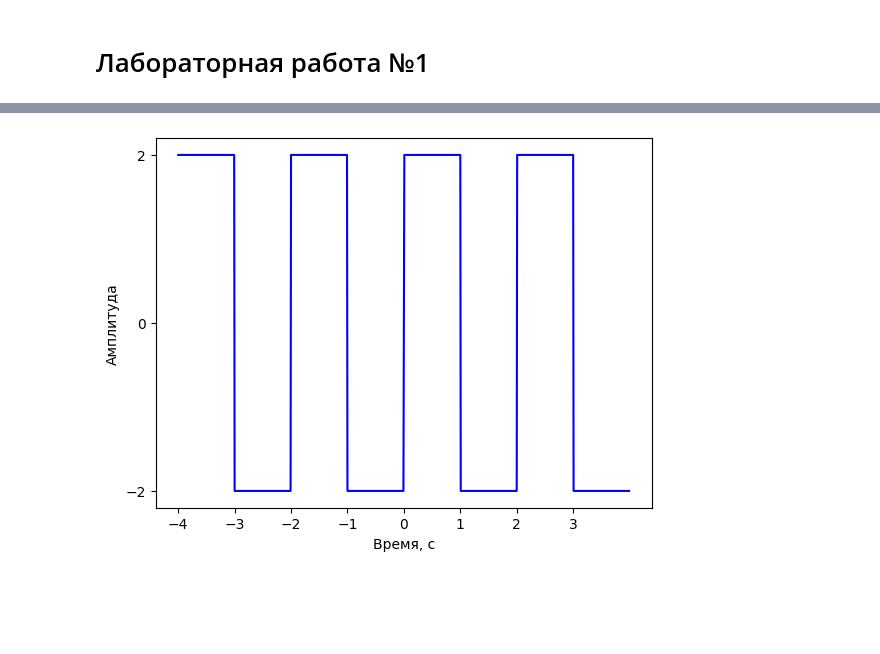
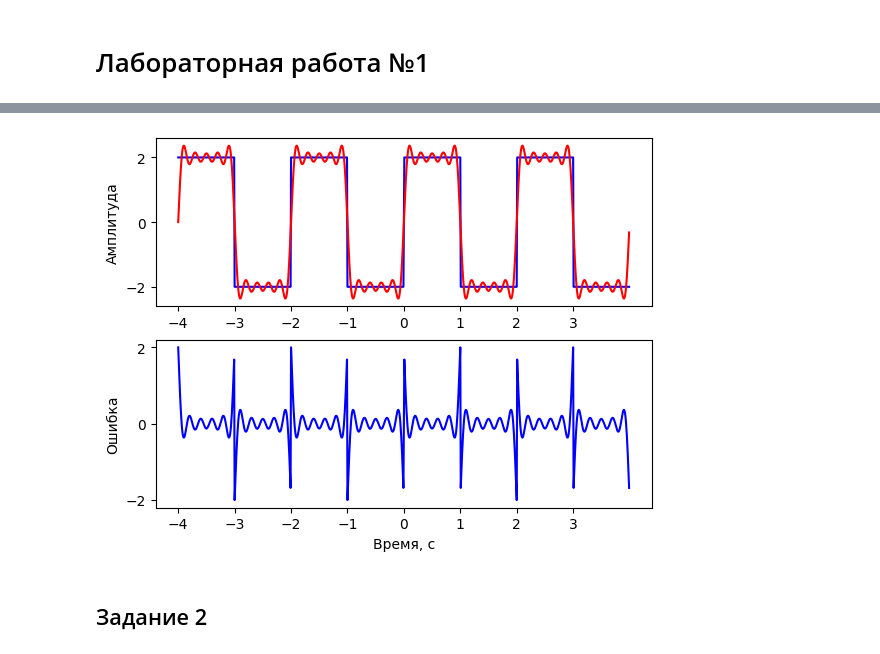
Before and after one commit to HerrPhoton/Digital-signal-processing, a Jupyter notebook: Lab1.ipynb, the cells around one changed output, grey strips where cells are left out. Drawn from its saved outputs; the diff is of its cells as text; code cells hidden in the pictures; blank space fills up the shorter version.

Commit message:
Второе задание

```diff
--- a/Lab1.ipynb
+++ b/Lab1.ipynb
@@ -16,8 +22,8 @@ def rect_func(x: float, A: float):
 # %%
-def func_x(A: float, t0: float, t1: float, sample_rate: int):
+def func_x(func, A: float, T: float, start_point: float, end_point: float, sample_rate: int):
 
-    x = np.linspace(t0, t1, num = sample_rate, endpoint = False)
-    y = np.apply_along_axis(lambda val: rect_func(val, A), 0, x)
+    x = np.linspace(start_point, end_point, num = sample_rate, endpoint = False)
+    y = np.apply_along_axis(lambda val: func(val, A, get_cyclic_freq(T)), 0, x)
 
     return x, y
 # %%
@@ -36,0 +71,21 @@ def approx_func_x(N: int, A: int, T: float, x: float):
+# %%
+fig, axs = plt.subplots(2, 1)
+
+axs[0].plot(x, y0, color = 'blue')
+axs[0].plot(x, y1, color = 'red')
+axs[1].plot(x, y2, color = 'blue')
+
+axs[0].set_ylabel('Амплитуда')
+axs[1].set_ylabel('Ошибка')
+axs[1].set_xlabel('Время, с')
+
+axs[0].set_xticks(np.unique(np.int16(x)))
+axs[0].set_yticks([-A, 0, A])
+axs[1].set_xticks(np.unique(np.int16(x)))
+axs[1].set_yticks([-A, 0, A])
+
+plt.show()
+# %% [output]
+[figure, added]
+# %% [markdown]
+## Задание 2
@@ -40,9 +106,0 @@ x1, y1 = approx_func_x(N, x0, y0)
-# %%
-plt.plot(x0, y0, color = 'b')
-plt.ylabel('Амплитуда')
-plt.xlabel('Время, с')
-plt.xticks(np.unique(np.int16(x0)))
-plt.yticks([-A, 0, A])
-plt.show()
-# %% [output]
-[figure, removed]
```
Also changed, not shown: parts of 12 cells of this notebook.
